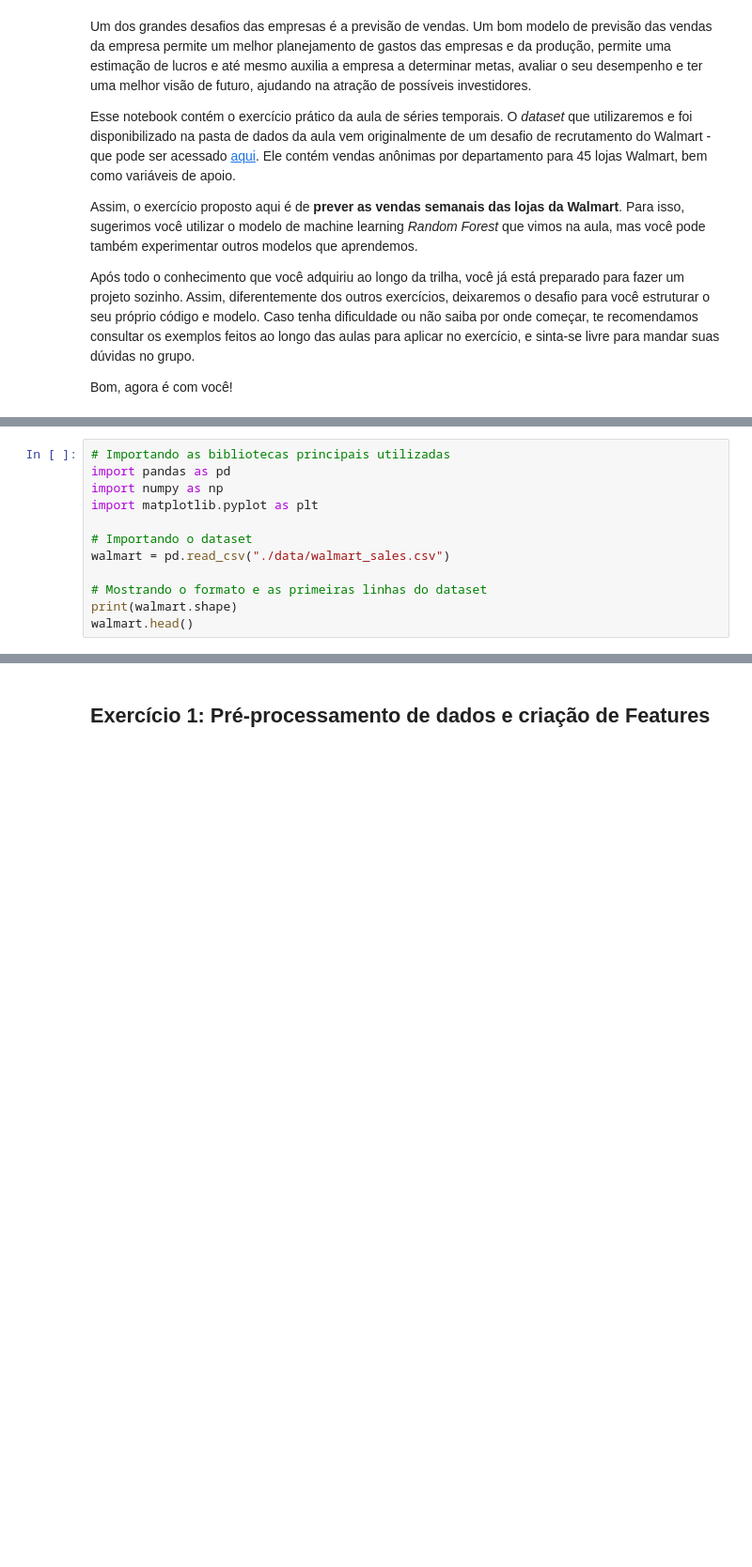
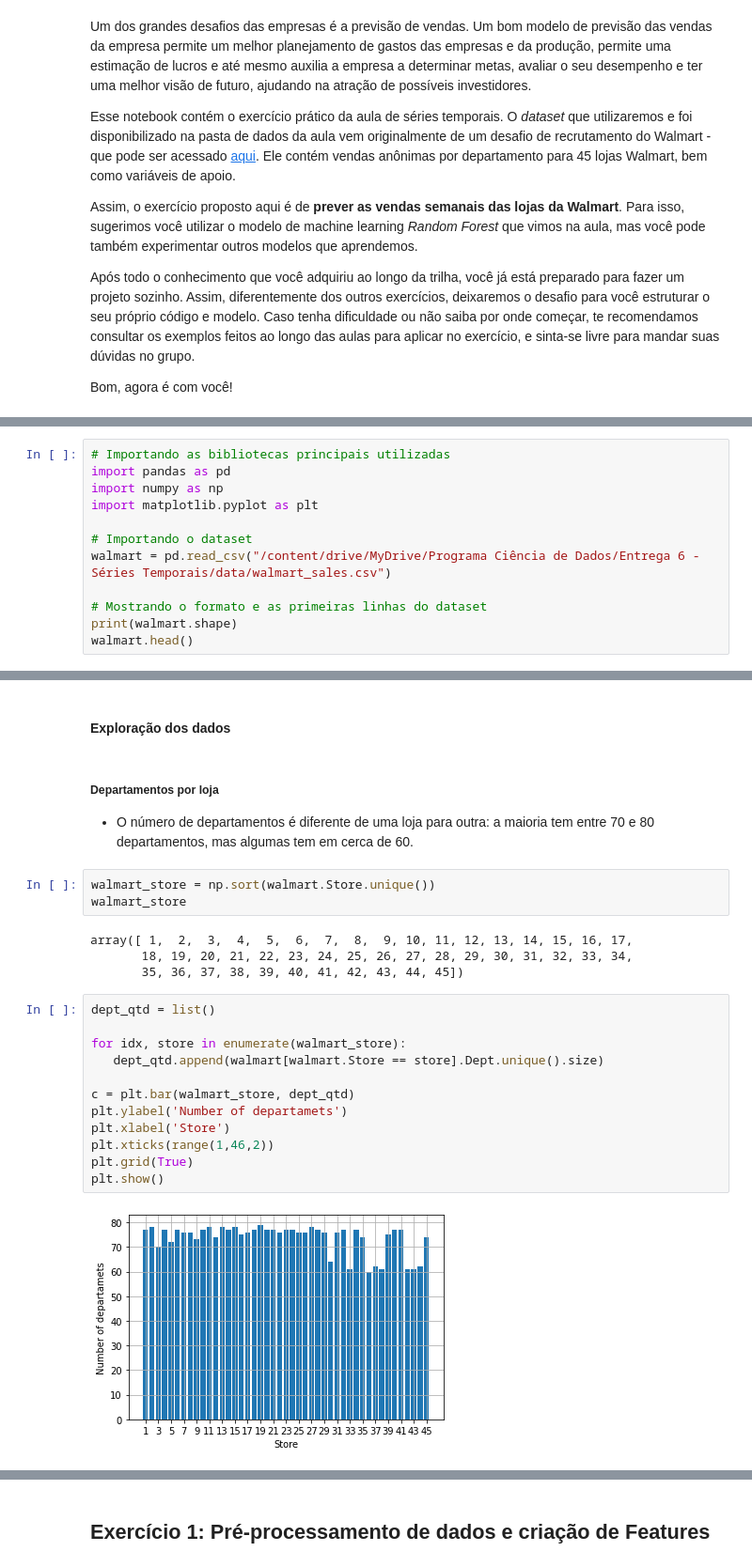
Before and after one commit to wesleydecezere/programa_ds_fc, a Jupyter notebook: Entrega 6 - Séries Temporais/Series_Temporais_Exercicio.ipynb, the cells around one changed output, grey strips where cells are left out. Shown at 94% size. Saved outputs shown, nothing was run; the diff lists cells and outputs as text; blank space fills up the shorter version.

```diff
--- a/Entrega 6 - Séries Temporais/Series_Temporais_Exercicio.ipynb
+++ b/Entrega 6 - Séries Temporais/Series_Temporais_Exercicio.ipynb
@@ -18,7 +25,7 @@ import numpy as np
 import matplotlib.pyplot as plt
 
 # Importando o dataset
-walmart = pd.read_csv("./data/walmart_sales.csv")
+walmart = pd.read_csv("/content/drive/MyDrive/Programa Ciência de Dados/Entrega 6 - Séries Temporais/data/walmart_sales.csv")
 
 # Mostrando o formato e as primeiras linhas do dataset
 print(walmart.shape)
@@ -25,0 +41,26 @@ walmart.head()
+# %% [markdown]
+#### Exploração dos dados
+# %% [markdown]
+##### Departamentos por loja
+* O número de departamentos é diferente de uma loja para outra: a maioria tem entre 70 e 80 departamentos, mas algumas tem em cerca de 60.
+# %%
+walmart_store = np.sort(walmart.Store.unique())
+walmart_store
+# %% [output]
+array([ 1,  2,  3,  4,  5,  6,  7,  8,  9, 10, 11, 12, 13, 14, 15, 16, 17,
+       18, 19, 20, 21, 22, 23, 24, 25, 26, 27, 28, 29, 30, 31, 32, 33, 34,
+       35, 36, 37, 38, 39, 40, 41, 42, 43, 44, 45])
+# %%
+dept_qtd = list()
+
+for idx, store in enumerate(walmart_store):
+   dept_qtd.append(walmart[walmart.Store == store].Dept.unique().size)
+
+c = plt.bar(walmart_store, dept_qtd)
+plt.ylabel('Number of departamets')
+plt.xlabel('Store')
+plt.xticks(range(1,46,2))
+plt.grid(True)
+plt.show()
+# %% [output]
+[figure, added]
```
Also changed, not shown: parts of 61 cells of this notebook.
